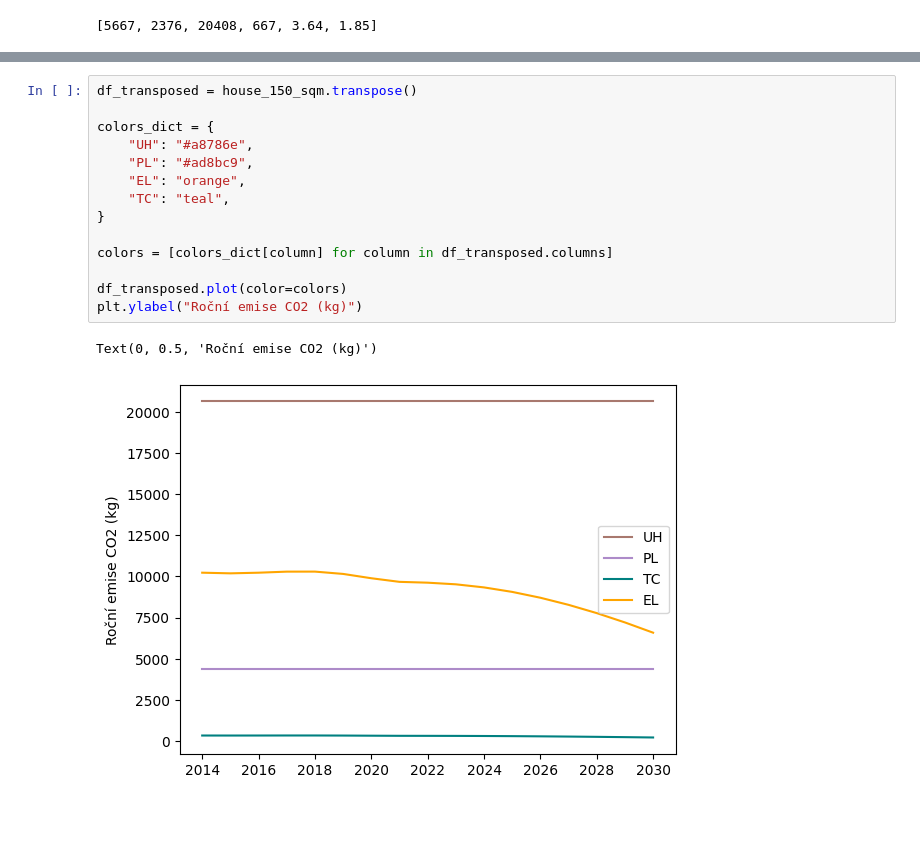
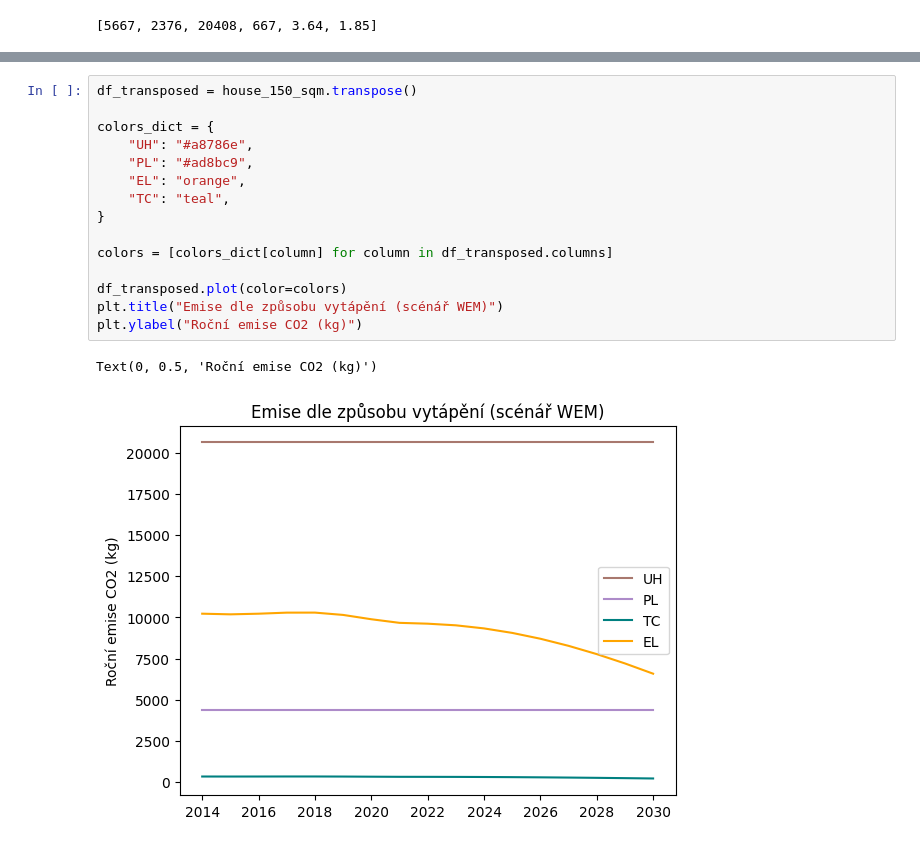
Before and after one commit to Czechitas-DA-Green-is-Good/Hackathon, a Jupyter notebook: WEM_house_annual_emissions.ipynb, the cells around one changed output, grey strips where cells are left out. Saved outputs shown, nothing was run; the diff lists cells and outputs as text; blank space fills up the shorter version.

```diff
--- a/WEM_house_annual_emissions.ipynb
+++ b/WEM_house_annual_emissions.ipynb
@@ -50,17 +50,18 @@ house_150_sqm
 # %%
 df_transposed = house_150_sqm.transpose()
 
 colors_dict = {
     "UH": "#a8786e",
     "PL": "#ad8bc9",
     "EL": "orange",
     "TC": "teal",
 }
 
 colors = [colors_dict[column] for column in df_transposed.columns]
 
 df_transposed.plot(color=colors)
+plt.title("Emise dle způsobu vytápění (scénář WEM)")
 plt.ylabel("Roční emise CO2 (kg)")
 # %% [output]
 Text(0, 0.5, 'Roční emise CO2 (kg)')
-[figure, old version]
+[figure, new version]
```
Also changed, not shown: 3 other files.
